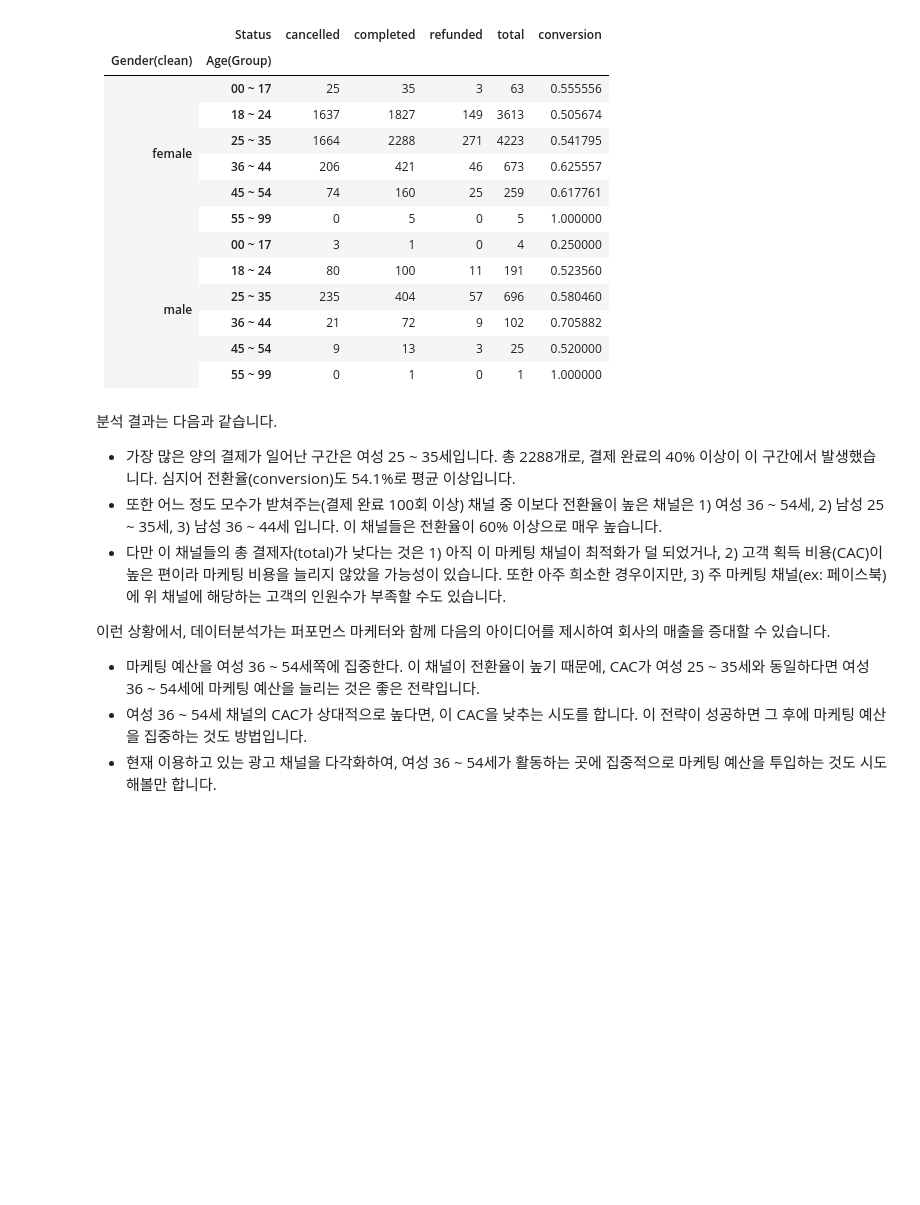
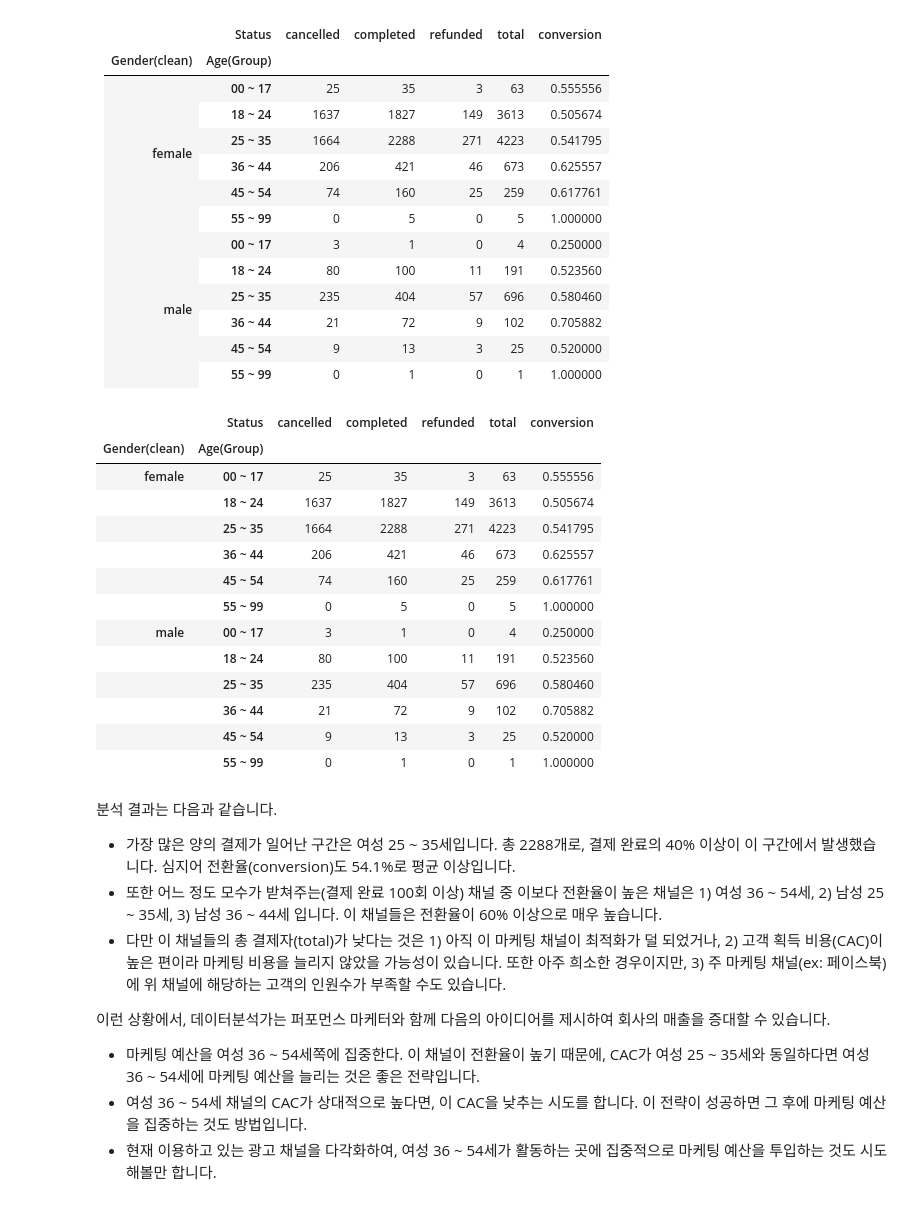
Before and after one commit to Changju-Lee1866/data_preprocessing, a Jupyter notebook: noom/0202_noom(assignment)원본_이창주.ipynb, the cells around one changed output. Saved outputs shown, nothing was run; the diff lists cells and outputs as text; code cells hidden in the pictures; blank space fills up the shorter version.

```diff
--- a/noom/0202_noom(assignment)원본_이창주.ipynb
+++ b/noom/0202_noom(assignment)원본_이창주.ipynb
@@ -1361,3 +1414,41 @@ PS) 주의: 여기서부터는 판다스의 [pivot_table](https://pandas.pydata.
+# %%
+# Write your code here!
+def make_age_group(age):
+    if 0 <= age <= 17:
+        return '00 ~ 17'
+    if 18 <= age <= 24:
+        return '18 ~ 24'
+    if 25 <= age <= 35:
+        return '25 ~ 35'
+    if 36 <= age <= 44:
+        return '36 ~ 44'
+    if 45 <= age <= 54:
+        return '45 ~ 54'
+    if 55 <= age <= 99:
+        return '55 ~ 99'
+
+re_data['Age(Group)'] = re_data['Age(clean)'].apply(make_age_group)
+re_data['Gender'] = raw_data['Gender']
+re_data.columns
+data_pivot = pd.pivot_table(re_data,index=["Gender(clean)", "Age(Group)"],columns="Status",values="Gender",fill_value=0,aggfunc=len)
+data_pivot["total"] = data_pivot["completed"] + data_pivot["cancelled"] + data_pivot["refunded"]
+data_pivot["conversion"] = data_pivot["completed"] / data_pivot["total"]
+data_pivot
+# %% [output]
+|  | Status | cancelled | completed | refunded | total | conversion |
+| Gender(clean) | Age(Group) |  |  |  |  |  |
+| female | 00 ~ 17 | 25 | 35 | 3 | 63 | 0.555556 |
+|  | 18 ~ 24 | 1637 | 1827 | 149 | 3613 | 0.505674 |
+|  | 25 ~ 35 | 1664 | 2288 | 271 | 4223 | 0.541795 |
+|  | 36 ~ 44 | 206 | 421 | 46 | 673 | 0.625557 |
+|  | 45 ~ 54 | 74 | 160 | 25 | 259 | 0.617761 |
+|  | 55 ~ 99 | 0 | 5 | 0 | 5 | 1.000000 |
+| male | 00 ~ 17 | 3 | 1 | 0 | 4 | 0.250000 |
+|  | 18 ~ 24 | 80 | 100 | 11 | 191 | 0.523560 |
+|  | 25 ~ 35 | 235 | 404 | 57 | 696 | 0.580460 |
+|  | 36 ~ 44 | 21 | 72 | 9 | 102 | 0.705882 |
+|  | 45 ~ 54 | 9 | 13 | 3 | 25 | 0.520000 |
+|  | 55 ~ 99 | 0 | 1 | 0 | 1 | 1.000000 |
 # %% [markdown]
 분석 결과는 다음과 같습니다.
 
```
Also changed, not shown: parts of 18 cells of this notebook.
